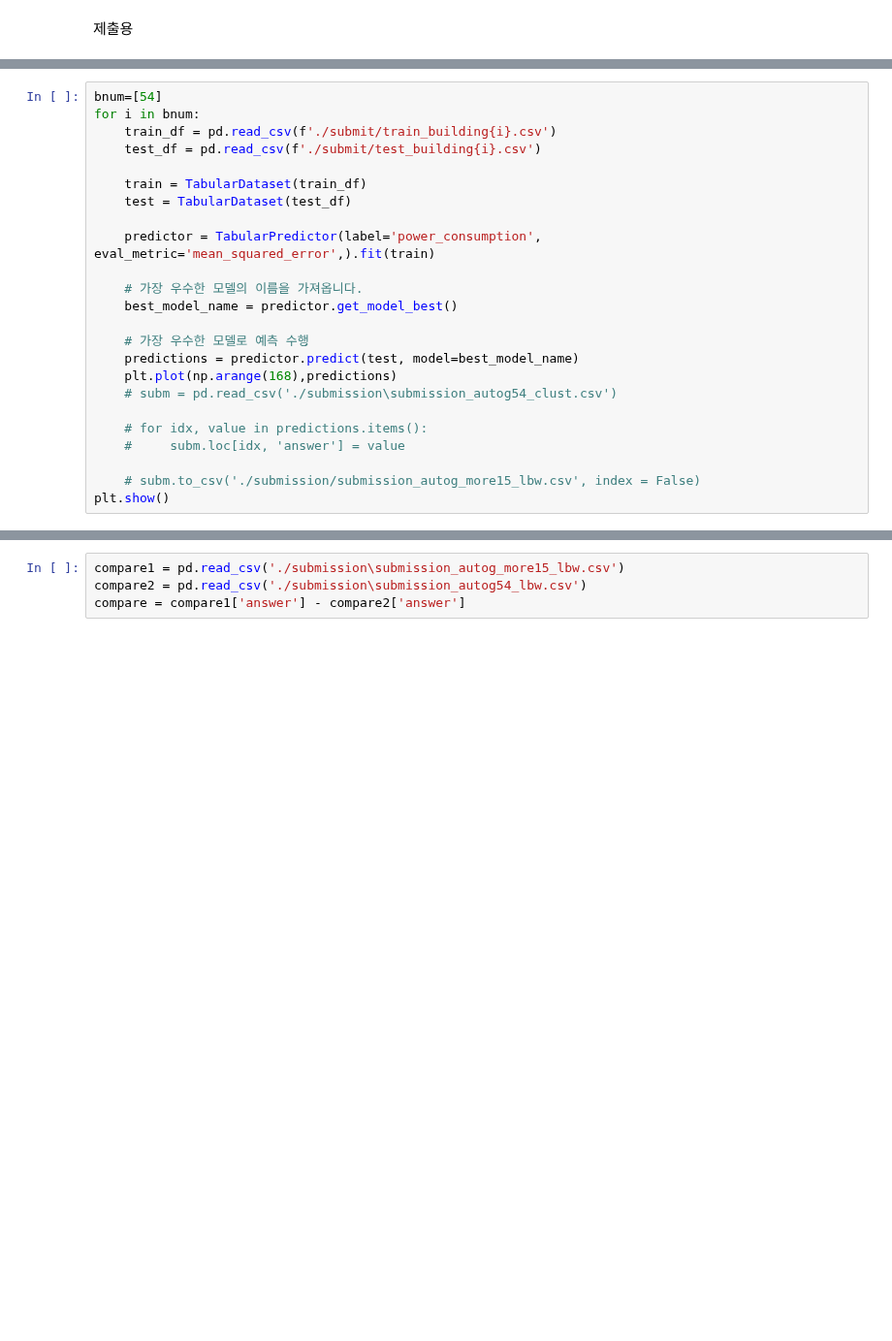
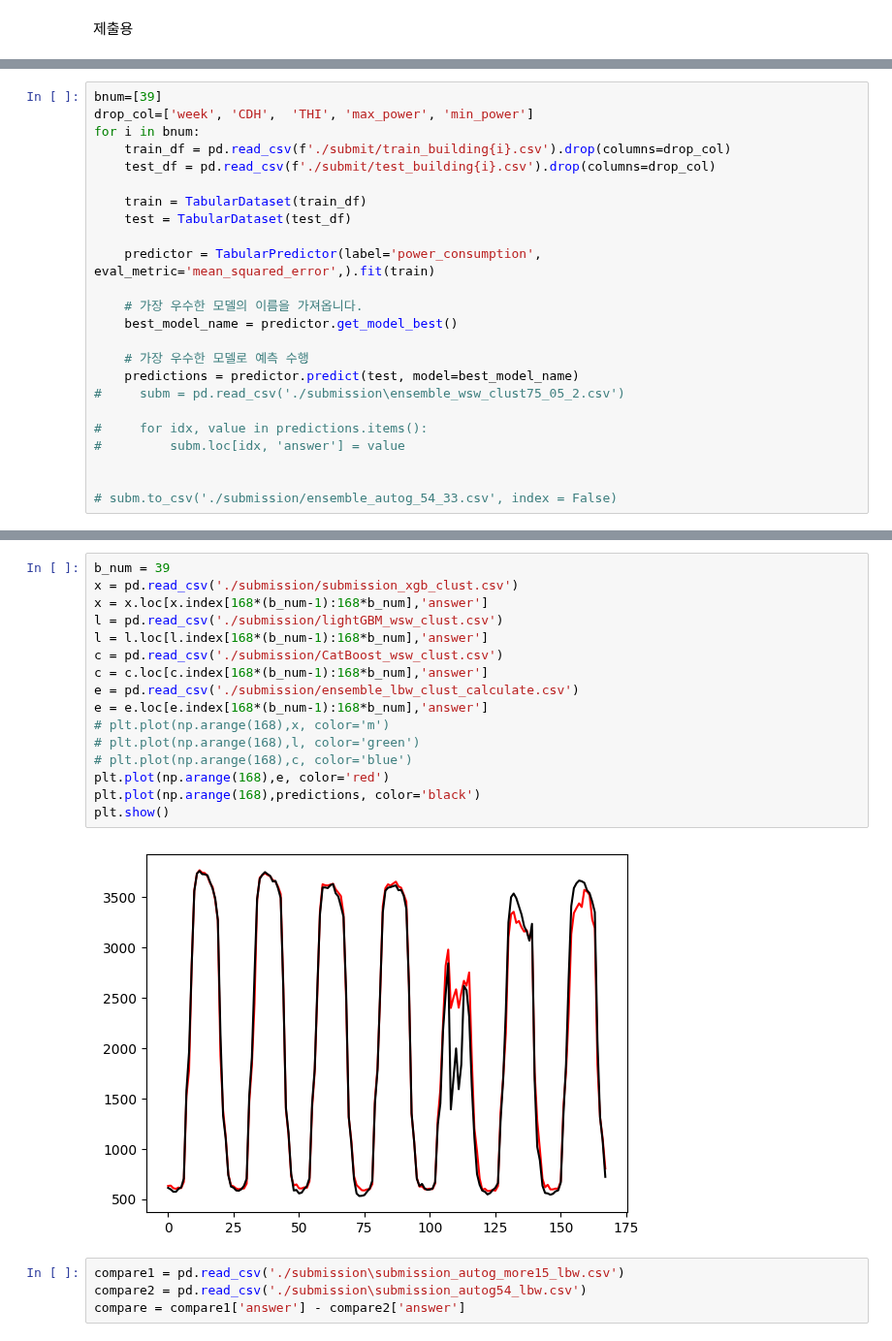
Before and after one commit to wooseungw/power_consumption_comp, a Jupyter notebook: avengers.ipynb, the cells around one changed output, grey strips where cells are left out. Shown at 97% size. Saved outputs shown, nothing was run; the diff lists cells and outputs as text; blank space fills up the shorter version.

```diff
--- a/avengers.ipynb
+++ b/avengers.ipynb
@@ -189,10 +189,11 @@ TabularPredictor saved. To load, use: predictor = TabularPredictor.load("Autoglu
 | 10 | NeuralNetFastAI | -28711.407069 | -38430.338407 | 0.052859 | 0.009974 | 2.410556 | 0.052859 | ... |
 | 11 | KNeighborsUnif | -72268.312413 | -101980.187441 | 0.016955 | 0.004986 | 0.007979 | 0.016955 | ... |
 # %%
-bnum=[54]
+bnum=[39]
+drop_col=['week', 'CDH',  'THI', 'max_power', 'min_power']
 for i in bnum:
-    train_df = pd.read_csv(f'./submit/train_building{i}.csv')
-    test_df = pd.read_csv(f'./submit/test_building{i}.csv')
+    train_df = pd.read_csv(f'./submit/train_building{i}.csv').drop(columns=drop_col)
+    test_df = pd.read_csv(f'./submit/test_building{i}.csv').drop(columns=drop_col)
 
     train = TabularDataset(train_df)
     test = TabularDataset(test_df)
@@ -204,12 +205,11 @@ for i in bnum:
 
     # 가장 우수한 모델로 예측 수행
     predictions = predictor.predict(test, model=best_model_name)
-    plt.plot(np.arange(168),predictions)
-    # subm = pd.read_csv('./submission\submission_autog54_clust.csv')
+#     subm = pd.read_csv('./submission\ensemble_wsw_clust75_05_2.csv')
 
-    # for idx, value in predictions.items():
-    #     subm.loc[idx, 'answer'] = value
+#     for idx, value in predictions.items():
+#         subm.loc[idx, 'answer'] = value
 
-    # subm.to_csv('./submission/submission_autog_more15_lbw.csv', index = False)
-plt.show()
+
+# subm.to_csv('./submission/ensemble_autog_54_33.csv', index = False)
 # %% [output]
@@ -278,3 +254,21 @@ plt.show()
+# %%
+b_num = 39
+x = pd.read_csv('./submission/submission_xgb_clust.csv')
+x = x.loc[x.index[168*(b_num-1):168*b_num],'answer']
+l = pd.read_csv('./submission/lightGBM_wsw_clust.csv')
+l = l.loc[l.index[168*(b_num-1):168*b_num],'answer']
+c = pd.read_csv('./submission/CatBoost_wsw_clust.csv')
+c = c.loc[c.index[168*(b_num-1):168*b_num],'answer']
+e = pd.read_csv('./submission/ensemble_lbw_clust_calculate.csv')
+e = e.loc[e.index[168*(b_num-1):168*b_num],'answer']
+# plt.plot(np.arange(168),x, color='m')
+# plt.plot(np.arange(168),l, color='green')
+# plt.plot(np.arange(168),c, color='blue')
+plt.plot(np.arange(168),e, color='red')
+plt.plot(np.arange(168),predictions, color='black')
+plt.show()
+# %% [output]
+[figure, added]
 # %%
 compare1 = pd.read_csv('./submission\submission_autog_more15_lbw.csv')
 compare2 = pd.read_csv('./submission\submission_autog54_lbw.csv')
```
Also changed, not shown: parts of 3 cells of this notebook, 3 other files.
